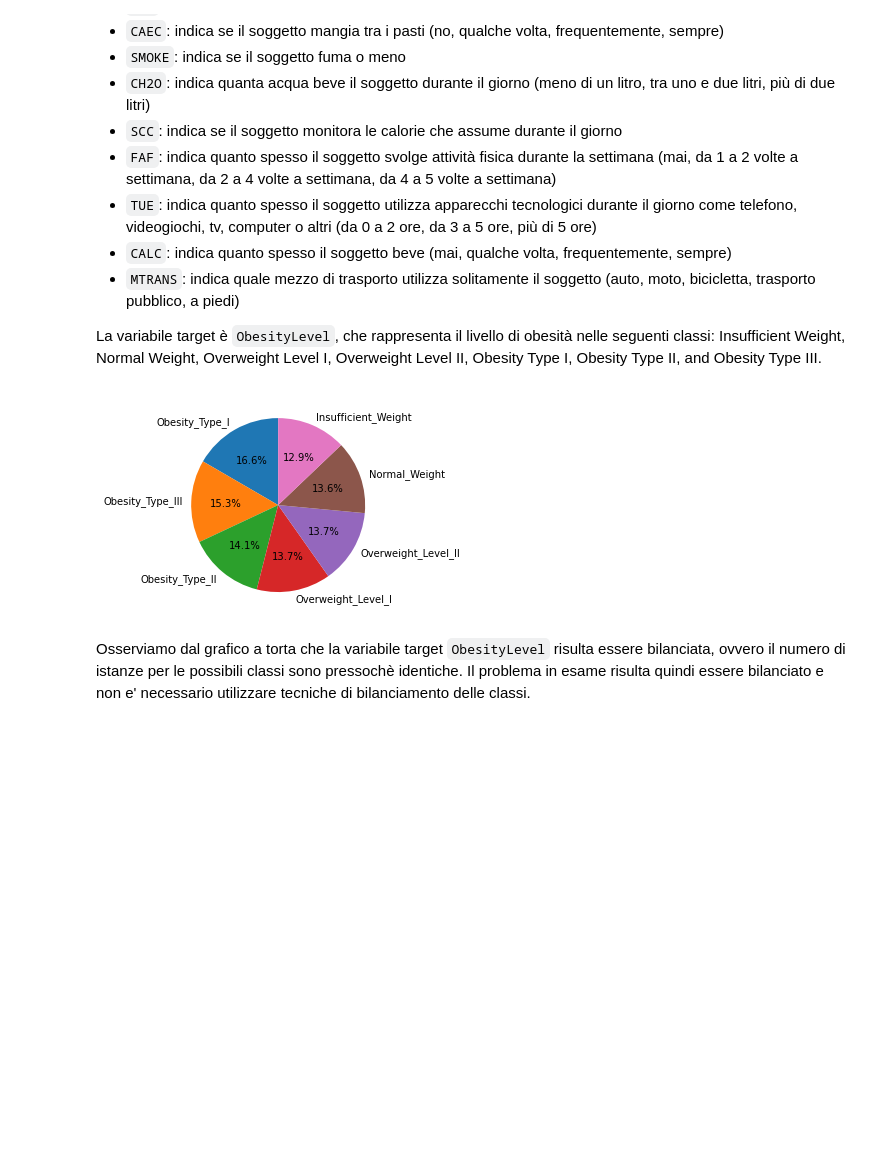
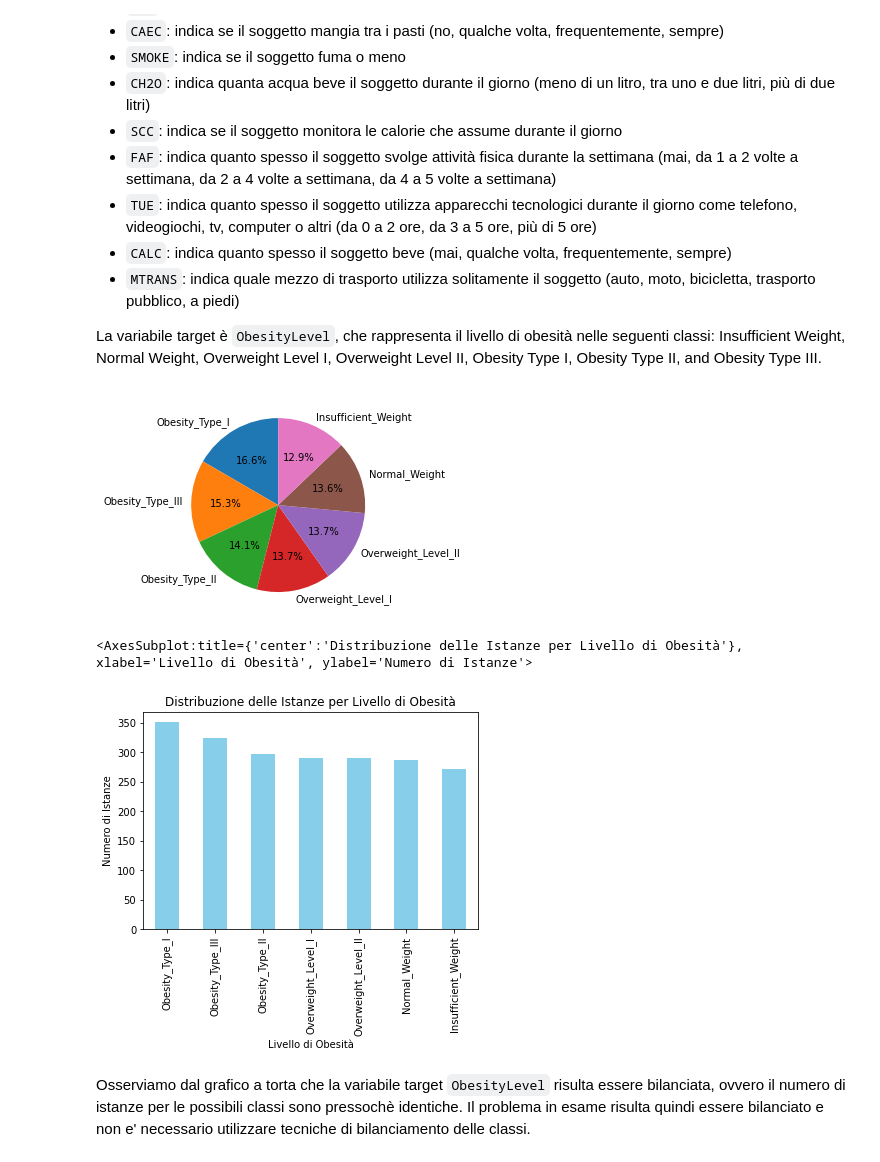
Before and after one commit to LorenzoColletta/DataIntensive, a Jupyter notebook: Data_Intensive_Project.ipynb, the cells around one changed output. Saved outputs shown, nothing was run; the diff lists cells and outputs as text; code cells hidden in the pictures; blank space fills up the shorter version.

Commit message:
add  bar graph

```diff
--- a/Data_Intensive_Project.ipynb
+++ b/Data_Intensive_Project.ipynb
@@ -112,9 +112,13 @@ La variabile target è `ObesityLevel`, che rappresenta il livello di obesità ne
 # %%
 obesity_row_data["ObesityLevel"].value_counts().plot.pie(autopct='%1.1f%%', startangle=90)
 plt.ylabel(None)
 plt.show()
+
+obesity_row_data["ObesityLevel"].value_counts().plot.bar(color='skyblue', rot=90, xlabel='Livello di Obesità', ylabel='Numero di Istanze', title='Distribuzione delle Istanze per Livello di Obesità')
 # %% [output]
 [figure]
+<AxesSubplot:title={'center':'Distribuzione delle Istanze per Livello di Obesità'}, xlabel='Livello di Obesità', ylabel='Numero di Istanze'>
+[figure, added]
 # %% [markdown]
 Osserviamo dal grafico a torta che la variabile target `ObesityLevel` risulta essere bilanciata, ovvero il numero di istanze per le possibili classi sono pressochè identiche.  Il problema in esame risulta quindi essere bilanciato e non e' necessario utilizzare tecniche di bilanciamento delle classi.
 # %%
```
